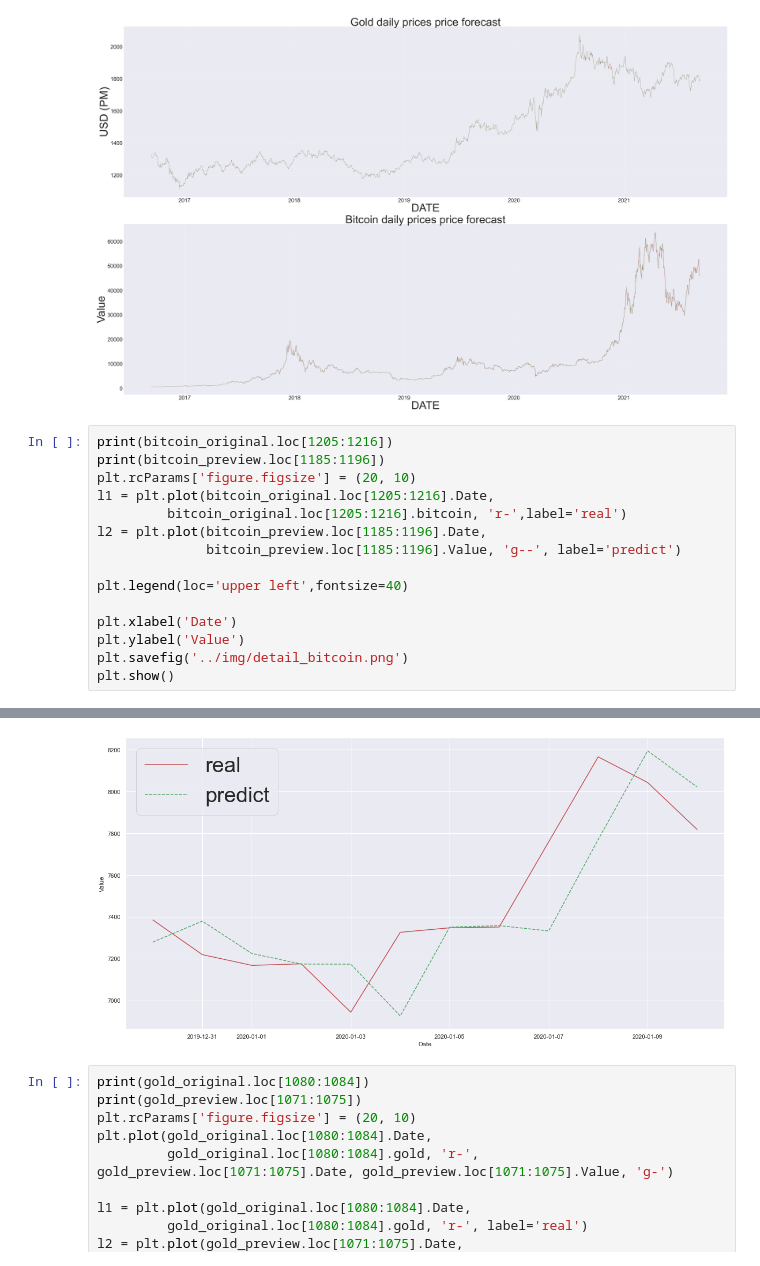
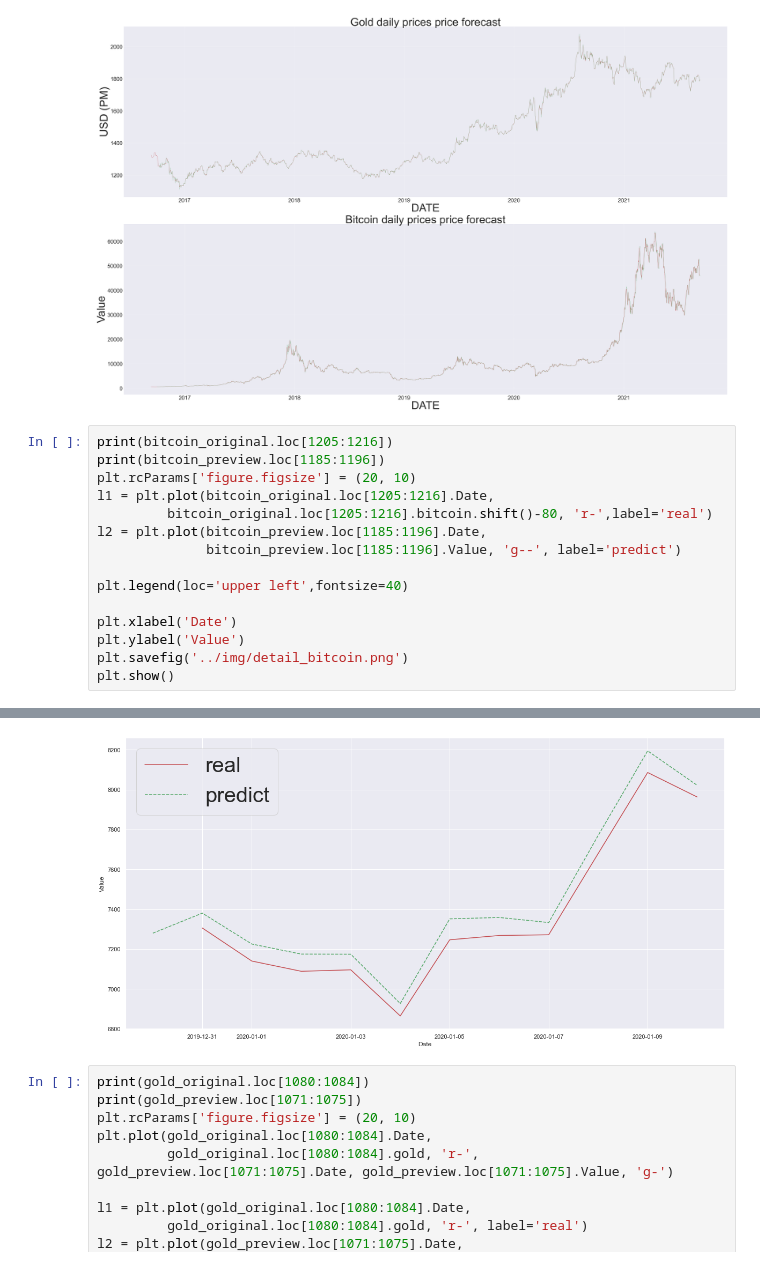
Before and after one commit to qy-liuhuo/hbu_MCM-ICM_2022, a Jupyter notebook: program/ARIMA/analysize.ipynb, the cells around one changed output, grey strips where cells are left out. Saved outputs shown, nothing was run; the diff lists cells and outputs as text.

```diff
--- a/program/ARIMA/analysize.ipynb
+++ b/program/ARIMA/analysize.ipynb
@@ -91,7 +124,7 @@ print(bitcoin_original.loc[1205:1216])
 print(bitcoin_preview.loc[1185:1196])
 plt.rcParams['figure.figsize'] = (20, 10)
 l1 = plt.plot(bitcoin_original.loc[1205:1216].Date,
-         bitcoin_original.loc[1205:1216].bitcoin, 'r-',label='real')
+         bitcoin_original.loc[1205:1216].bitcoin.shift()-80, 'r-',label='real')
 l2 = plt.plot(bitcoin_preview.loc[1185:1196].Date,
               bitcoin_preview.loc[1185:1196].Value, 'g--', label='predict')
 
@@ -117,9 +150,9 @@ plt.show()
 ... (10 lines left out)
 1193        1193 2020-01-07  7332.805758
 1194        1194 2020-01-08  7770.028947
 1195        1195 2020-01-09  8194.060053
 1196        1196 2020-01-10  8021.285653
-[figure, old version]
+[figure, new version]
 # %%
 print(gold_original.loc[1080:1084])
 print(gold_preview.loc[1071:1075])
```
Also changed, not shown: parts of 3 cells of this notebook, 56 other files.
